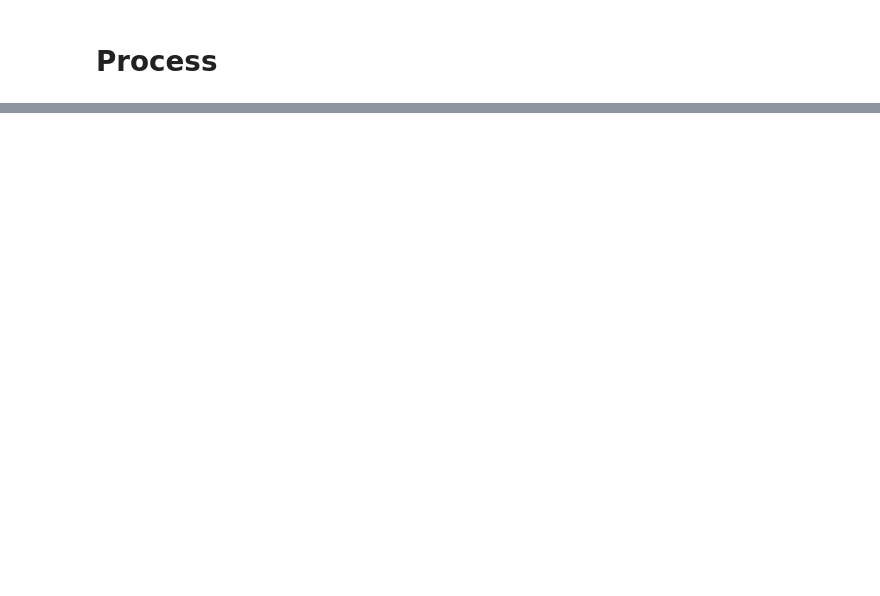
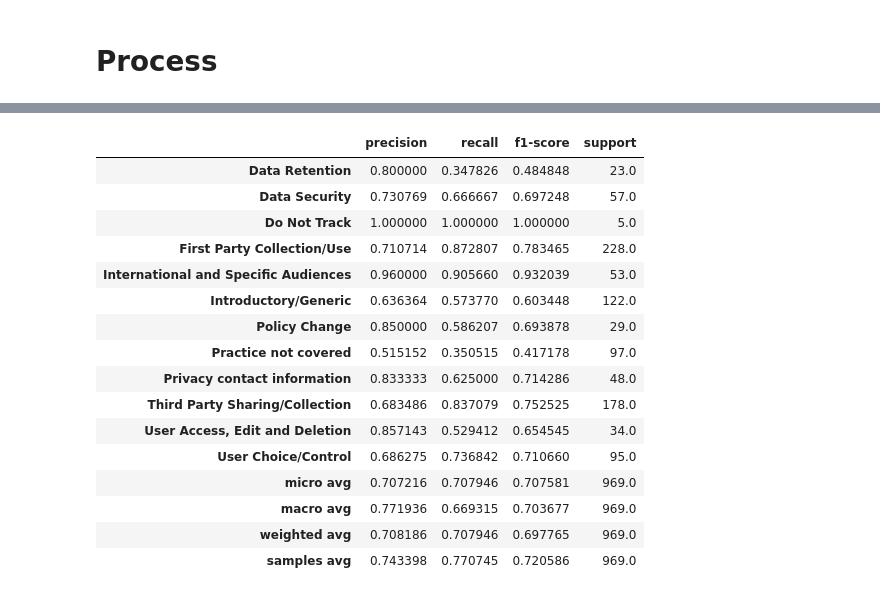
Before and after one commit to Kau5h1K/ds5500-userprivacy, a Jupyter notebook: src/notebooks/Embeddings.ipynb, the cells around one changed output, grey strips where cells are left out. Saved outputs shown, nothing was run; the diff lists cells and outputs as text; code cells hidden in the pictures; blank space fills up the shorter version.

```diff
--- a/src/notebooks/Embeddings.ipynb
+++ b/src/notebooks/Embeddings.ipynb
@@ -155,0 +213,21 @@ c
+# %%
+import pandas as pd
+pd.DataFrame(CU_params).T
+# %% [output]
+|  | precision | recall | f1-score | support |
+| Data Retention | 0.800000 | 0.347826 | 0.484848 | 23.0 |
+| Data Security | 0.730769 | 0.666667 | 0.697248 | 57.0 |
+| Do Not Track | 1.000000 | 1.000000 | 1.000000 | 5.0 |
+| First Party Collection/Use | 0.710714 | 0.872807 | 0.783465 | 228.0 |
+| International and Specific Audiences | 0.960000 | 0.905660 | 0.932039 | 53.0 |
+| Introductory/Generic | 0.636364 | 0.573770 | 0.603448 | 122.0 |
+| Policy Change | 0.850000 | 0.586207 | 0.693878 | 29.0 |
+| Practice not covered | 0.515152 | 0.350515 | 0.417178 | 97.0 |
+| Privacy contact information | 0.833333 | 0.625000 | 0.714286 | 48.0 |
+| Third Party Sharing/Collection | 0.683486 | 0.837079 | 0.752525 | 178.0 |
+| User Access, Edit and Deletion | 0.857143 | 0.529412 | 0.654545 | 34.0 |
+| User Choice/Control | 0.686275 | 0.736842 | 0.710660 | 95.0 |
+| micro avg | 0.707216 | 0.707946 | 0.707581 | 969.0 |
+| macro avg | 0.771936 | 0.669315 | 0.703677 | 969.0 |
+| weighted avg | 0.708186 | 0.707946 | 0.697765 | 969.0 |
+| samples avg | 0.743398 | 0.770745 | 0.720586 | 969.0 |
```
Also changed, not shown: parts of 23 cells of this notebook, 38 other files.
